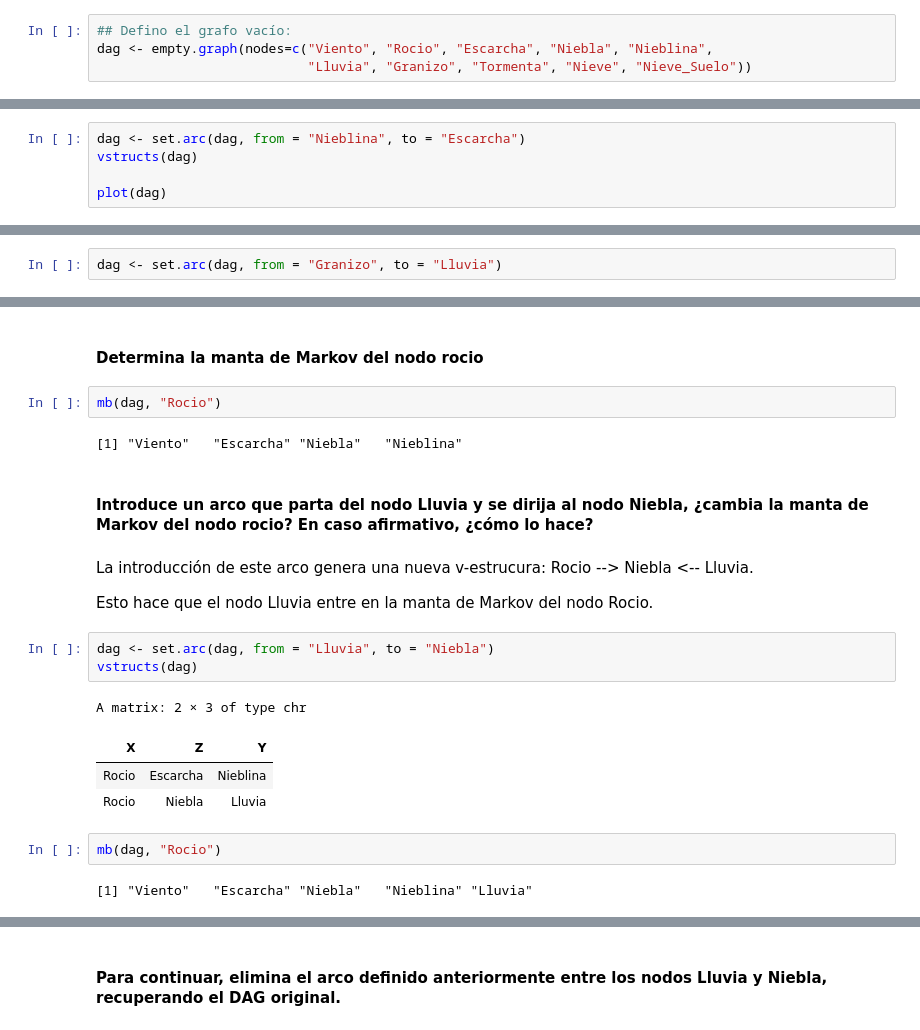
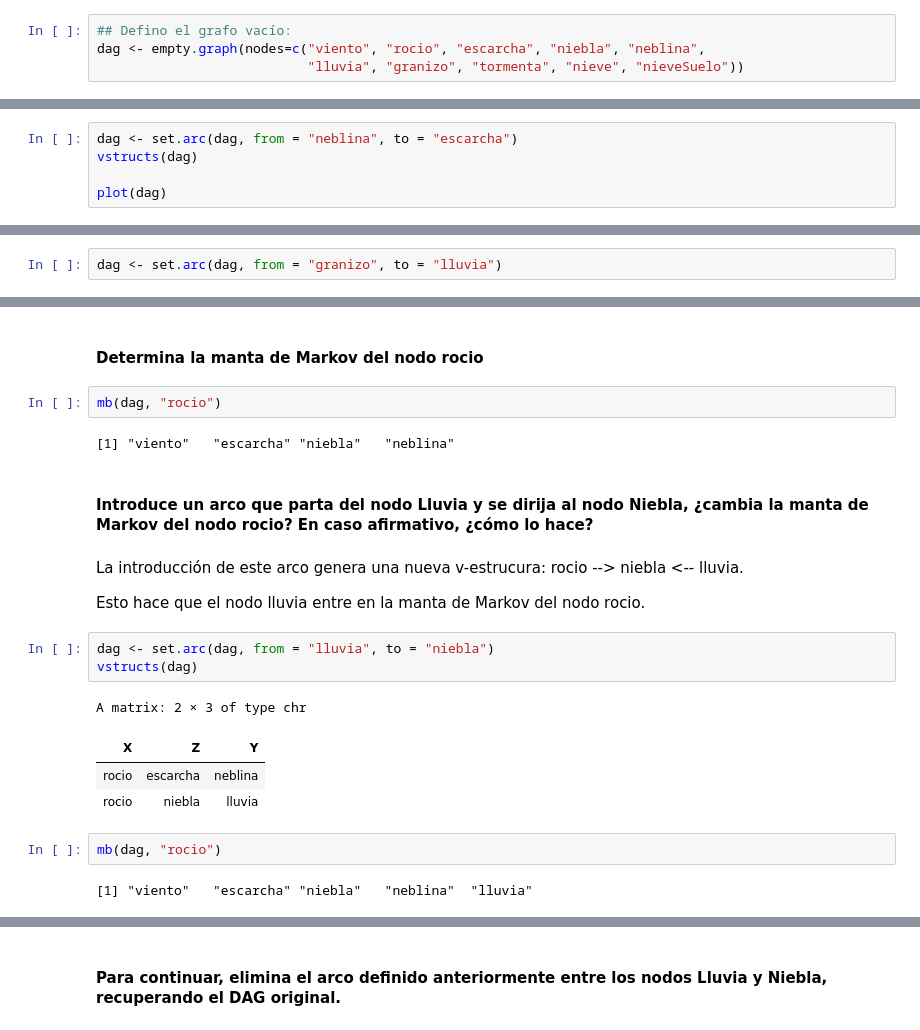
Before and after one commit to NTrevisani/DataScienceMaster, a Jupyter notebook: MachineLearning_2/PracticaRedesBayesianas/Tarea_Trevisani_Nicolo.ipynb, the cells around one changed output, grey strips where cells are left out. Saved outputs shown, nothing was run; the diff lists cells and outputs as text.

```diff
--- a/MachineLearning_2/PracticaRedesBayesianas/Tarea_Trevisani_Nicolo.ipynb
+++ b/MachineLearning_2/PracticaRedesBayesianas/Tarea_Trevisani_Nicolo.ipynb
@@ -45,7 +45,7 @@ The following object is masked from ‘package:stats’:
     sigma
 # %%
 ## Defino el grafo vacío:
-dag <- empty.graph(nodes=c("Viento", "Rocio", "Escarcha", "Niebla", "Nieblina",
-                           "Lluvia", "Granizo", "Tormenta", "Nieve", "Nieve_Suelo"))
+dag <- empty.graph(nodes=c("viento", "rocio", "escarcha", "niebla", "neblina",
+                           "lluvia", "granizo", "tormenta", "nieve", "nieveSuelo"))
 # %%
 # Defino los arcos
@@ -170,5 +172,5 @@ El grafo presenta 3 estructuras divergentes.
 # %%
-dag <- set.arc(dag, from = "Nieblina", to = "Escarcha")
+dag <- set.arc(dag, from = "neblina", to = "escarcha")
 vstructs(dag)
 
 plot(dag)
@@ -180,34 +182,34 @@ A matrix: 1 × 3 of type chr
 # %% [markdown]
 - Un arco que conecte el nodo "Granizo" con el nodo "Lluvia" crearía un ciclo, y por eso está prohibo. Vemos qué dice el código si intentamos introducirlo.
 # %%
-dag <- set.arc(dag, from = "Granizo", to = "Lluvia")
+dag <- set.arc(dag, from = "granizo", to = "lluvia")
 # %% [output]
 ERROR: Error in arc.operations(x = x, from = from, to = to, op = "set", check.cycles = check.cycles, : the resulting graph contains cycles.
 # %% [markdown]
 #### Determina la manta de Markov del nodo rocio
 # %%
-mb(dag, "Rocio")
+mb(dag, "rocio")
 # %% [output]
-[1] "Viento"   "Escarcha" "Niebla"   "Nieblina"
+[1] "viento"   "escarcha" "niebla"   "neblina"
 # %% [markdown]
 #### Introduce un arco que parta del nodo Lluvia y se dirija al nodo Niebla, ¿cambia la manta de Markov del nodo rocio? En caso afirmativo, ¿cómo lo hace?
 # %% [markdown]
 La introducción de este arco genera una nueva v-estrucura:
-Rocio --> Niebla <-- Lluvia.
+rocio --> niebla <-- lluvia.
 
-Esto hace que el nodo Lluvia entre en la manta de Markov del nodo Rocio.
+Esto hace que el nodo lluvia entre en la manta de Markov del nodo rocio.
 # %%
-dag <- set.arc(dag, from = "Lluvia", to = "Niebla")
+dag <- set.arc(dag, from = "lluvia", to = "niebla")
 vstructs(dag)
 # %% [output]
 A matrix: 2 × 3 of type chr
 | X | Z | Y |
-| Rocio | Escarcha | Nieblina |
-| Rocio | Niebla | Lluvia |
+| rocio | escarcha | neblina |
+| rocio | niebla | lluvia |
 # %%
-mb(dag, "Rocio")
+mb(dag, "rocio")
 # %% [output]
-[1] "Viento"   "Escarcha" "Niebla"   "Nieblina" "Lluvia"
+[1] "viento"   "escarcha" "niebla"   "neblina"  "lluvia"
 # %%
 plot(dag)
 # %% [output]
```
Also changed, not shown: parts of 34 cells of this notebook, 2 other files.
